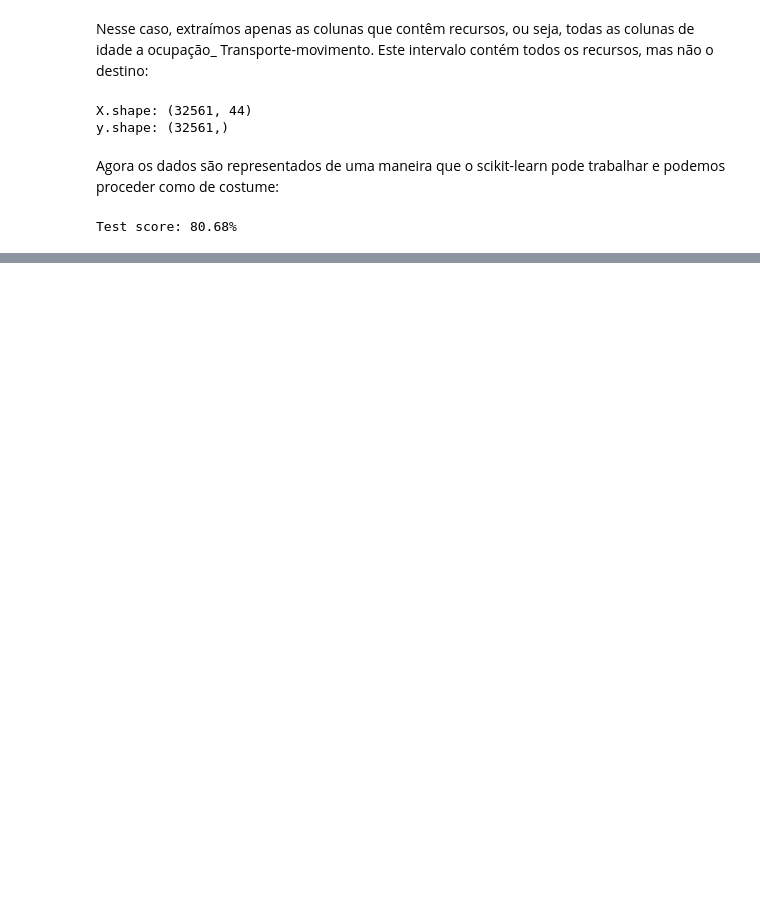
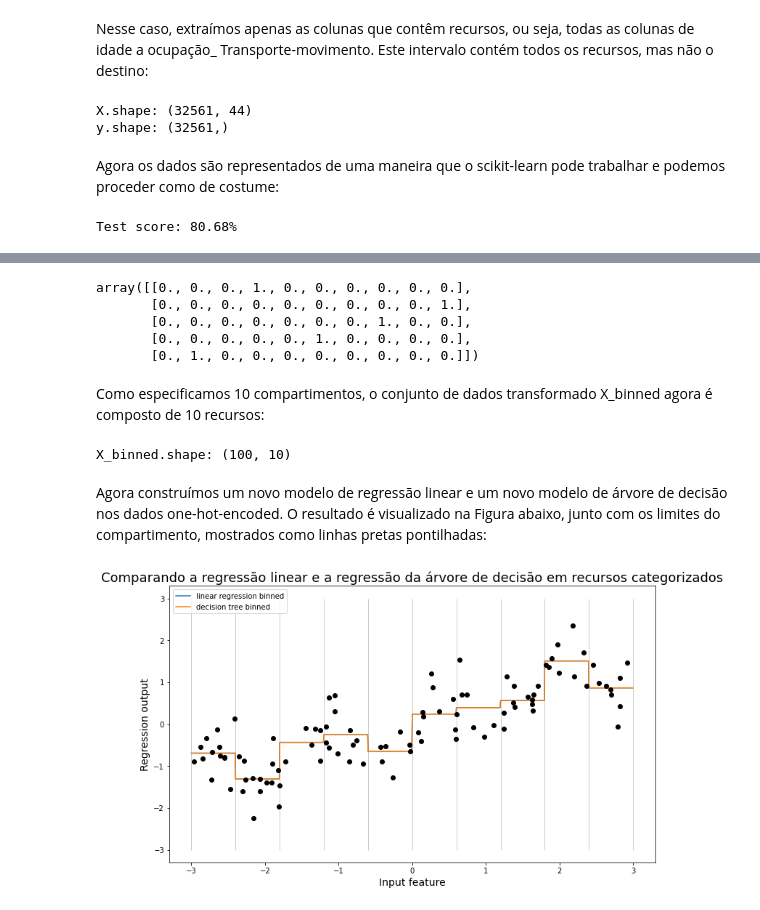
Before and after one commit to Kropotikin/Introduction_to_Machine_Learning_with_Python, a Jupyter notebook: Cap4_Represent_dados_feature_engeneering.ipynb, the cells around one changed output, grey strips where cells are left out. Saved outputs shown, nothing was run; the diff lists cells and outputs as text; code cells hidden in the pictures; blank space fills up the shorter version.

```diff
--- a/Cap4_Represent_dados_feature_engeneering.ipynb
+++ b/Cap4_Represent_dados_feature_engeneering.ipynb
@@ -202,0 +287,3 @@ características fictícias. Agora nossos conjuntos de treinamento e teste têm
+# %%
+bins = np.linspace(-3, 3, 11)
+print(f"bins: {bins}")
@@ -202,0 +296,4 @@ características fictícias. Agora nossos conjuntos de treinamento e teste têm
+# %%
+which_bin = np.digitize(X, bins=bins)
+print(f"\nData points:\n {X[:5].round(3)}")
+print(f"\nBin membership for data points:\n {which_bin[:5].round(3)}")
@@ -202,0 +316,44 @@ características fictícias. Agora nossos conjuntos de treinamento e teste têm
+# %%
+from sklearn.preprocessing import OneHotEncoder
+# transforma usando o OneHotEncoder
+encoder = OneHotEncoder(sparse = False)
+# encoder.fit encontra os valores exclusivos que aparecem em which_bin
+encoder.fit(which_bin)
+# transform cria a codificação one-hot
+X_binned = encoder.transform(which_bin)
+X_binned[:5]
+# %% [output]
+array([[0., 0., 0., 1., 0., 0., 0., 0., 0., 0.],
+       [0., 0., 0., 0., 0., 0., 0., 0., 0., 1.],
+       [0., 0., 0., 0., 0., 0., 0., 1., 0., 0.],
+       [0., 0., 0., 0., 0., 1., 0., 0., 0., 0.],
+       [0., 1., 0., 0., 0., 0., 0., 0., 0., 0.]])
+# %% [markdown]
+Como especificamos 10 compartimentos, o conjunto de dados transformado X_binned agora é composto de 10 recursos:
+# %%
+print(f"X_binned.shape: {X_binned.shape}")
+# %% [output]
+X_binned.shape: (100, 10)
+# %% [markdown]
+Agora construímos um novo modelo de regressão linear e um novo modelo de árvore de decisão nos dados one-hot-encoded. O resultado é visualizado na Figura abaixo, junto com os limites do compartimento, mostrados como linhas pretas pontilhadas:
+# %%
+line_binned = encoder.transform(np.digitize(line, bins = bins))
+
+plt.figure(figsize = (12, 7))
+
+reg = LinearRegression()
+reg.fit(X_binned, y)
+plt.plot(line, reg.predict(line_binned), label = 'linear regression binned')
+
+reg = DecisionTreeRegressor(min_samples_split = 3)
+reg.fit(X_binned, y)
+plt.plot(line, reg.predict(line_binned), label = 'decision tree binned')
+
+plt.plot(X[:, 0], y, 'o', c = 'k')
+plt.vlines(bins, -3, 3, linewidth = 1, alpha = 0.2)
+plt.title('Comparando a regressão linear e a regressão da árvore de decisão em recursos categorizados', fontsize = 18)
+plt.ylabel('Regression output', fontsize = 14)
+plt.xlabel('Input feature', fontsize = 14)
+plt.legend(loc = 'upper left');
+# %% [output]
+[figure, added]
```
Also changed, not shown: parts of 65 cells of this notebook.
